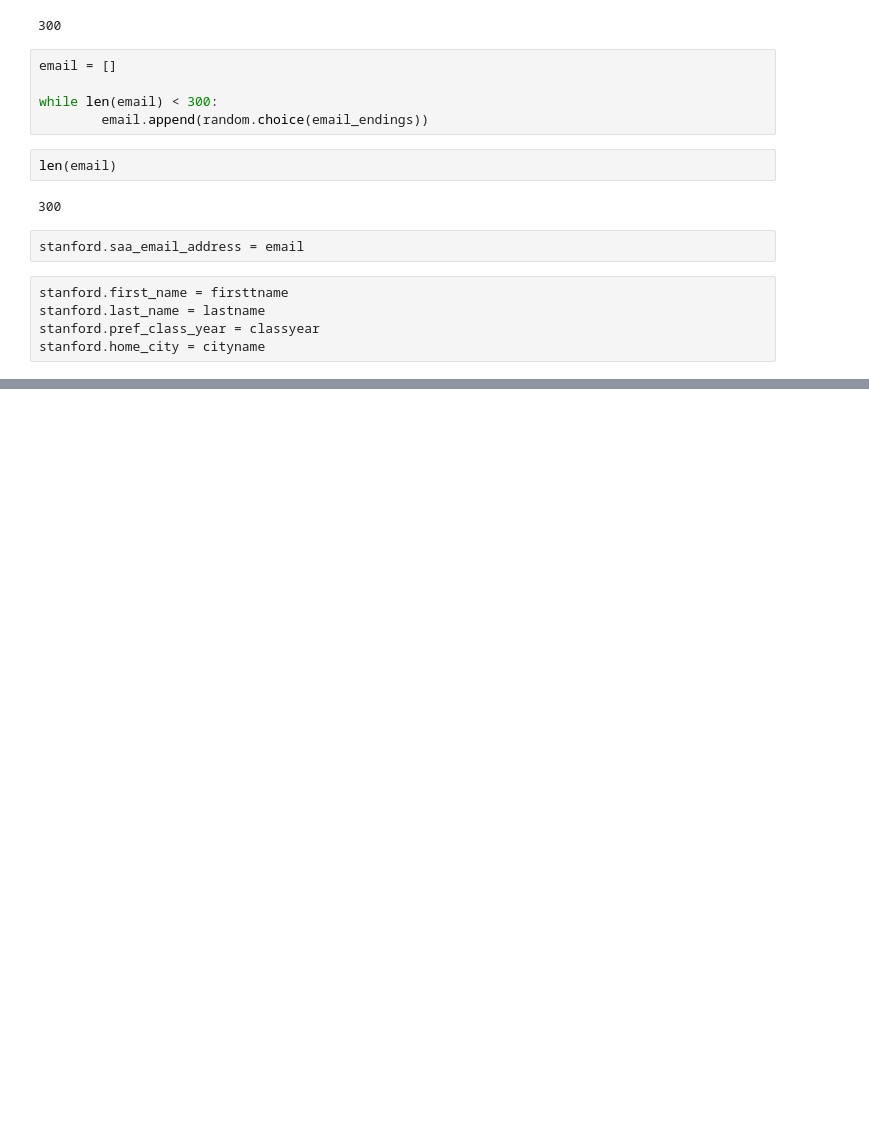
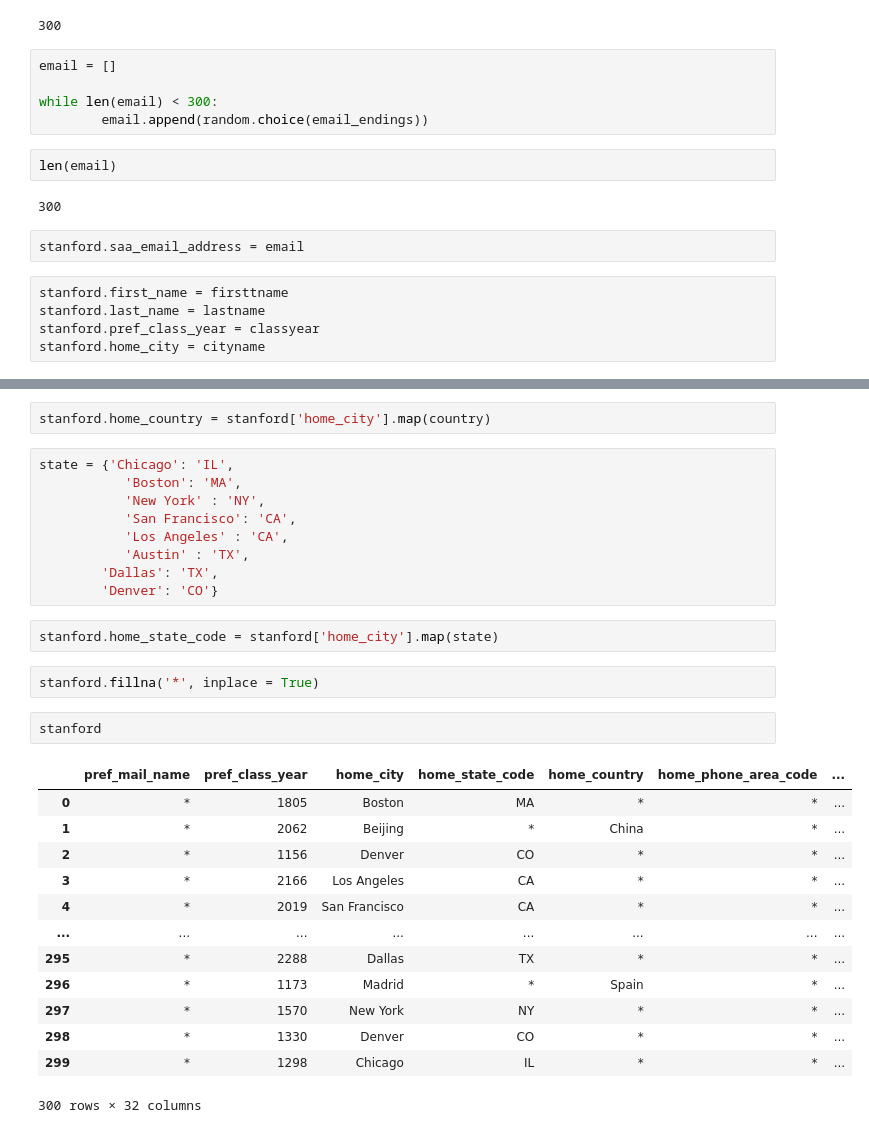
Before and after one commit to ssaeed85/Equalithon-StanfordPride, a Jupyter notebook: workspace xiaohua/Stanford_Pride.ipynb, the cells around one changed output, grey strips where cells are left out. Drawn from its saved outputs; the diff is of its cells as text; blank space fills up the shorter version.

```diff
--- a/workspace xiaohua/Stanford_Pride.ipynb
+++ b/workspace xiaohua/Stanford_Pride.ipynb
@@ -167,0 +177,31 @@ stanford
+# %%
+stanford.home_country = stanford['home_city'].map(country)
+# %%
+state = {'Chicago': 'IL',
+           'Boston': 'MA',
+           'New York' : 'NY',
+           'San Francisco': 'CA',
+           'Los Angeles' : 'CA',
+           'Austin' : 'TX',
+        'Dallas': 'TX',
+        'Denver': 'CO'}
+# %%
+stanford.home_state_code = stanford['home_city'].map(state)
+# %%
+stanford.fillna('*', inplace = True)
+# %%
+stanford
+# %% [output]
+|  | pref_mail_name | pref_class_year | home_city | home_state_code | home_country | home_phone_area_code | ... |
+| 0 | * | 1805 | Boston | MA | * | * | ... |
+| 1 | * | 2062 | Beijing | * | China | * | ... |
+| 2 | * | 1156 | Denver | CO | * | * | ... |
+| 3 | * | 2166 | Los Angeles | CA | * | * | ... |
+| 4 | * | 2019 | San Francisco | CA | * | * | ... |
+| ... | ... | ... | ... | ... | ... | ... | ... |
+| 295 | * | 2288 | Dallas | TX | * | * | ... |
+| 296 | * | 1173 | Madrid | * | Spain | * | ... |
+| 297 | * | 1570 | New York | NY | * | * | ... |
+| 298 | * | 1330 | Denver | CO | * | * | ... |
+| 299 | * | 1298 | Chicago | IL | * | * | ... |
+300 rows × 32 columns
```
Also changed, not shown: parts of 7 cells of this notebook.
